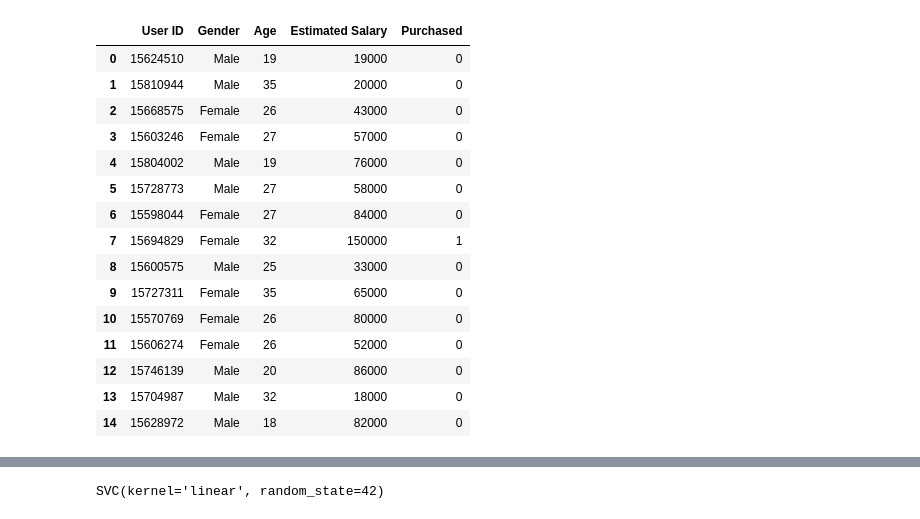
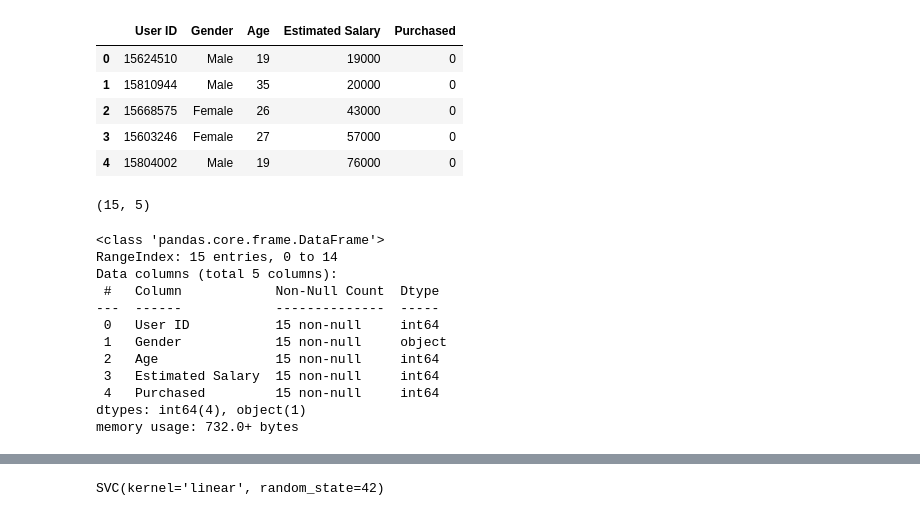
Before and after one commit to 1sumer/Python-Repo, a Jupyter notebook: SVM/Support vector Machine Algorithm.ipynb, the cells around one changed output, grey strips where cells are left out. Saved outputs shown, nothing was run; the diff lists cells and outputs as text; code cells hidden in the pictures.

```diff
--- a/SVM/Support vector Machine Algorithm.ipynb
+++ b/SVM/Support vector Machine Algorithm.ipynb
@@ -12,19 +9,31 @@ data_set= pd.read_excel(r"D:\Machine learning\Workbook\SVM\user_data.xlsx")
+# %%
+#importing datasets
+data_set = pd.read_excel(r"D:\Machine Learning\SVM\user_data.xlsx")
 # %%
-data_set
+data_set.head()
 # %% [output]
 |  | User ID | Gender | Age | Estimated Salary | Purchased |
 | 0 | 15624510 | Male | 19 | 19000 | 0 |
 | 1 | 15810944 | Male | 35 | 20000 | 0 |
 | 2 | 15668575 | Female | 26 | 43000 | 0 |
 | 3 | 15603246 | Female | 27 | 57000 | 0 |
 | 4 | 15804002 | Male | 19 | 76000 | 0 |
-| 5 | 15728773 | Male | 27 | 58000 | 0 |
-| 6 | 15598044 | Female | 27 | 84000 | 0 |
-| 7 | 15694829 | Female | 32 | 150000 | 1 |
-| 8 | 15600575 | Male | 25 | 33000 | 0 |
-| 9 | 15727311 | Female | 35 | 65000 | 0 |
-| 10 | 15570769 | Female | 26 | 80000 | 0 |
-| 11 | 15606274 | Female | 26 | 52000 | 0 |
-| 12 | 15746139 | Male | 20 | 86000 | 0 |
-| 13 | 15704987 | Male | 32 | 18000 | 0 |
-| 14 | 15628972 | Male | 18 | 82000 | 0 |
+# %%
+data_set.shape
+# %% [output]
+(15, 5)
+# %%
+data_set.info()
+# %% [output]
+<class 'pandas.core.frame.DataFrame'>
+RangeIndex: 15 entries, 0 to 14
+Data columns (total 5 columns):
+ #   Column            Non-Null Count  Dtype
+---  ------            --------------  -----
+ 0   User ID           15 non-null     int64
+ 1   Gender            15 non-null     object
+ 2   Age               15 non-null     int64
+ 3   Estimated Salary  15 non-null     int64
+ 4   Purchased         15 non-null     int64
+dtypes: int64(4), object(1)
+memory usage: 732.0+ bytes
```
Also changed, not shown: parts of 20 cells of this notebook, 3 other files.
